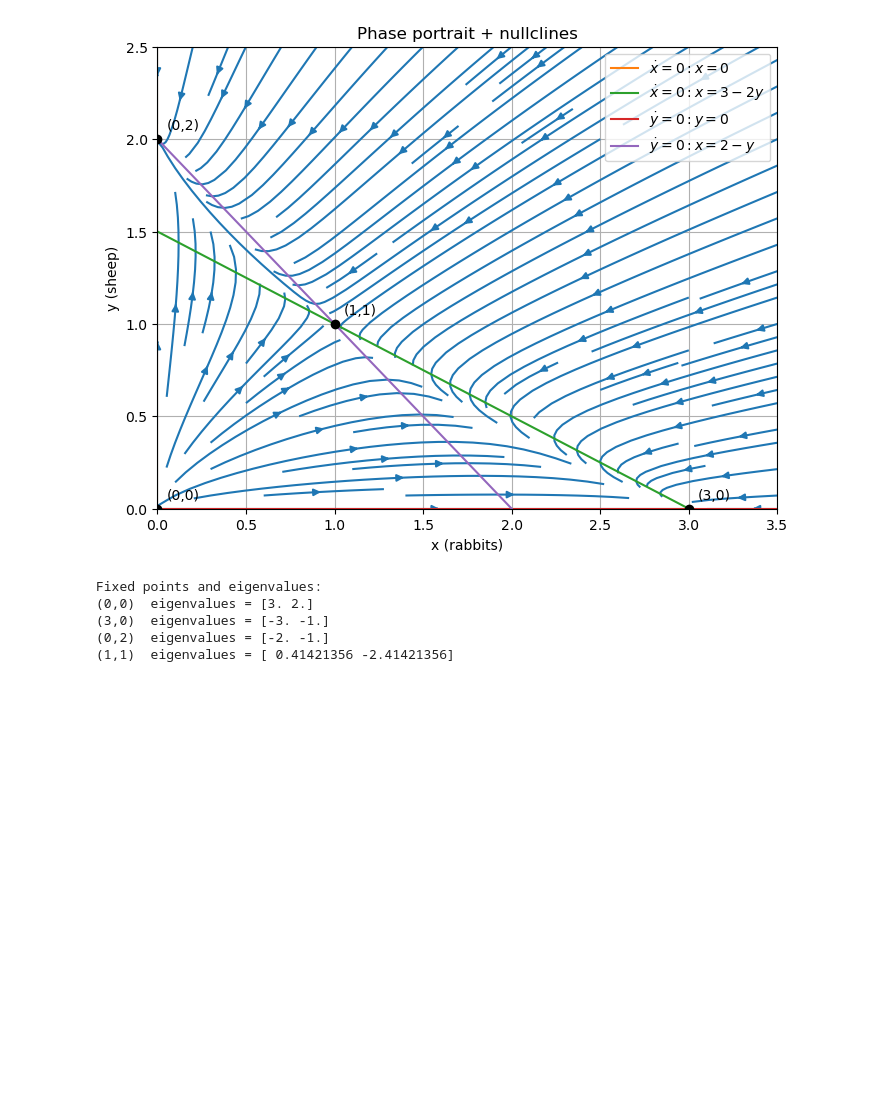
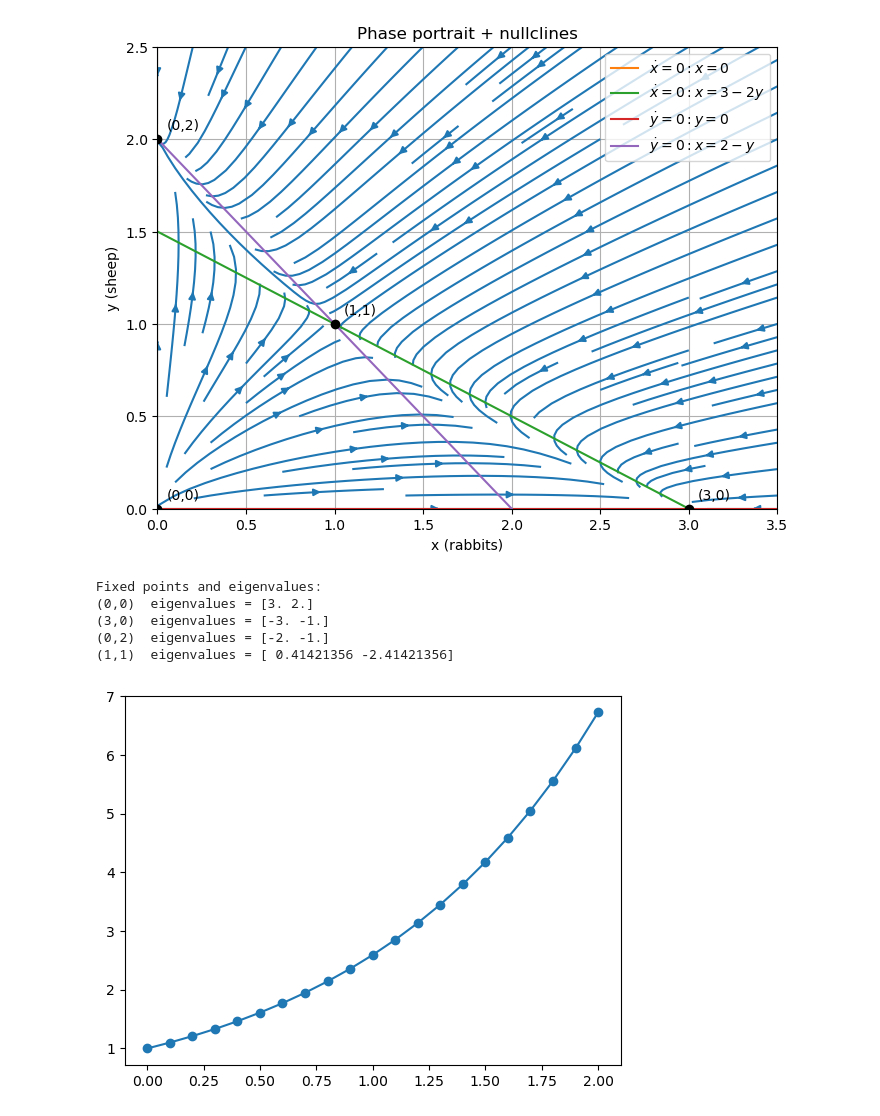
Before and after one commit to runewberg/Theoretical_Neuroscience, a Jupyter notebook: Workshop exercises/Eulers method.ipynb, the cells around one changed output. Saved outputs shown, nothing was run; the diff lists cells and outputs as text; code cells hidden in the pictures; blank space fills up the shorter version.

```diff
--- a/Workshop exercises/Eulers method.ipynb
+++ b/Workshop exercises/Eulers method.ipynb
@@ -358,3 +358,28 @@ Fixed points and eigenvalues:
 (3,0)  eigenvalues = [-3. -1.]
 (0,2)  eigenvalues = [-2. -1.]
 (1,1)  eigenvalues = [ 0.41421356 -2.41421356]
+# %%
+import numpy as np
+import matplotlib.pyplot as plt
+
+def f(t,y):
+    return y
+
+h = 0.1
+t0 = 0
+y0 = 1
+
+t = [t0]
+y = [y0]
+
+for i in range(20):
+    y_new = y[-1] + h*f(t[-1], y[-1])
+    t_new = t[-1] + h
+
+    y.append(y_new)
+    t.append(t_new)
+
+plt.plot(t,y,"o-")
+plt.show()
+# %% [output]
+[figure, added]
```
Also changed, not shown: parts of 2 cells of this notebook, 5 other files.
